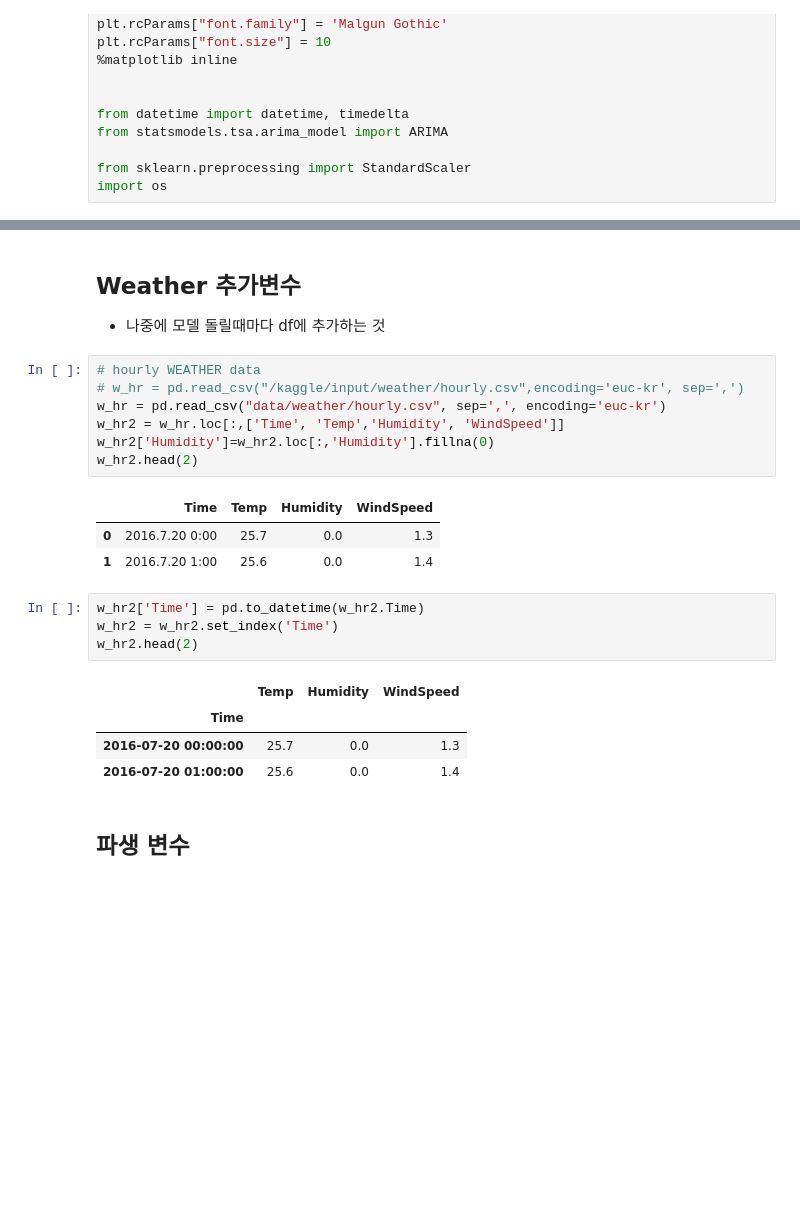
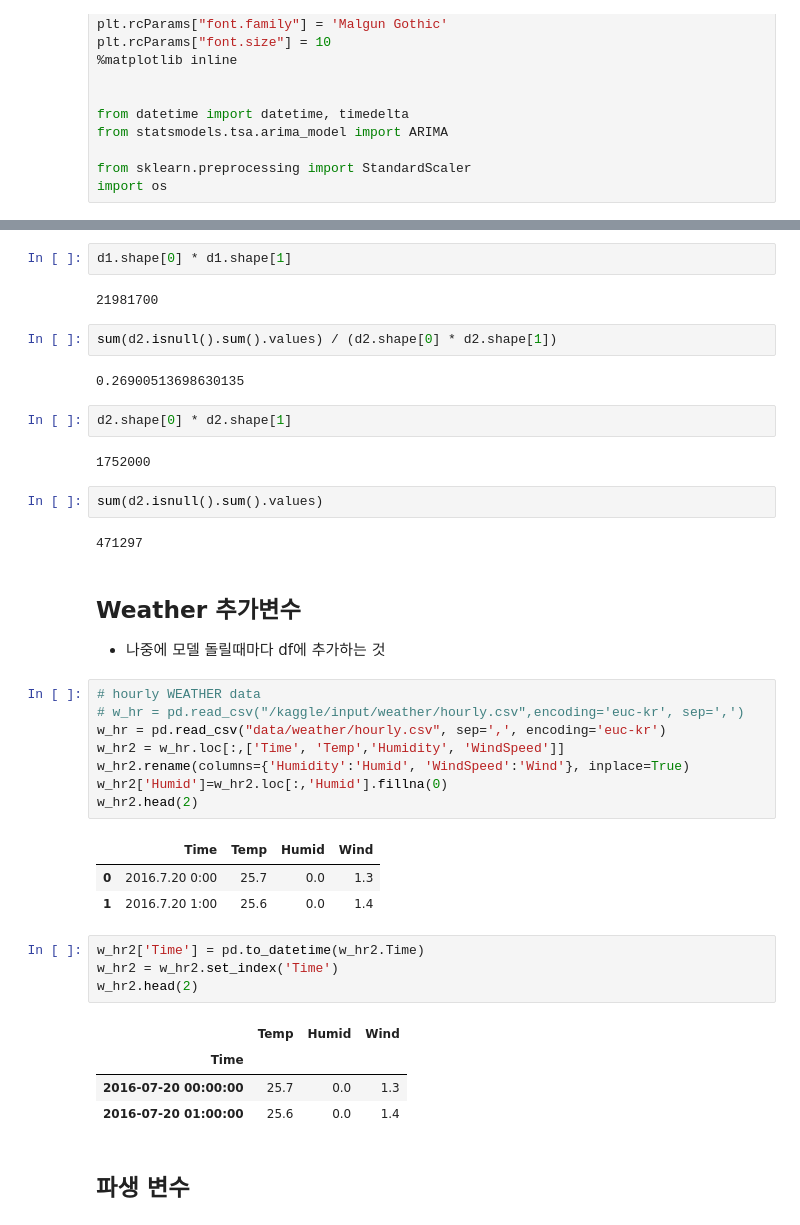
Before and after one commit to yagippi27/DACON_CONTEST_2019, a Jupyter notebook: SOOMIN/0__. Presentation용 작업.ipynb, the cells around one changed output, grey strips where cells are left out. Drawn from its saved outputs; the diff is of its cells as text; blank space fills up the shorter version.

```diff
--- a/SOOMIN/0__. Presentation용 작업.ipynb
+++ b/SOOMIN/0__. Presentation용 작업.ipynb
@@ -29,15 +44,32 @@ for dirname, _, filenames in os.walk('/kaggle/input/'):
+# %%
+d1.shape[0] * d1.shape[1]
+# %% [output]
+21981700
+# %%
+sum(d2.isnull().sum().values) / (d2.shape[0] * d2.shape[1])
+# %% [output]
+0.26900513698630135
+# %%
+d2.shape[0] * d2.shape[1]
+# %% [output]
+1752000
+# %%
+sum(d2.isnull().sum().values)
+# %% [output]
+471297
 # %% [markdown]
 ## Weather 추가변수
 - 나중에 모델 돌릴때마다 df에 추가하는 것
 # %%
 # hourly WEATHER data
 # w_hr = pd.read_csv("/kaggle/input/weather/hourly.csv",encoding='euc-kr', sep=',')
 w_hr = pd.read_csv("data/weather/hourly.csv", sep=',', encoding='euc-kr')
 w_hr2 = w_hr.loc[:,['Time', 'Temp','Humidity', 'WindSpeed']]
-w_hr2['Humidity']=w_hr2.loc[:,'Humidity'].fillna(0)
+w_hr2.rename(columns={'Humidity':'Humid', 'WindSpeed':'Wind'}, inplace=True)
+w_hr2['Humid']=w_hr2.loc[:,'Humid'].fillna(0)
 w_hr2.head(2)
 # %% [output]
-|  | Time | Temp | Humidity | WindSpeed |
+|  | Time | Temp | Humid | Wind |
 | 0 | 2016.7.20 0:00 | 25.7 | 0.0 | 1.3 |
 | 1 | 2016.7.20 1:00 | 25.6 | 0.0 | 1.4 |
 # %%
@@ -45,7 +77,7 @@ w_hr2['Time'] = pd.to_datetime(w_hr2.Time)
 w_hr2 = w_hr2.set_index('Time')
 w_hr2.head(2)
 # %% [output]
-|  | Temp | Humidity | WindSpeed |
+|  | Temp | Humid | Wind |
 | Time |  |  |  |
 | 2016-07-20 00:00:00 | 25.7 | 0.0 | 1.3 |
 | 2016-07-20 01:00:00 | 25.6 | 0.0 | 1.4 |
```
Also changed, not shown: parts of 85 cells of this notebook, 14 other files.
